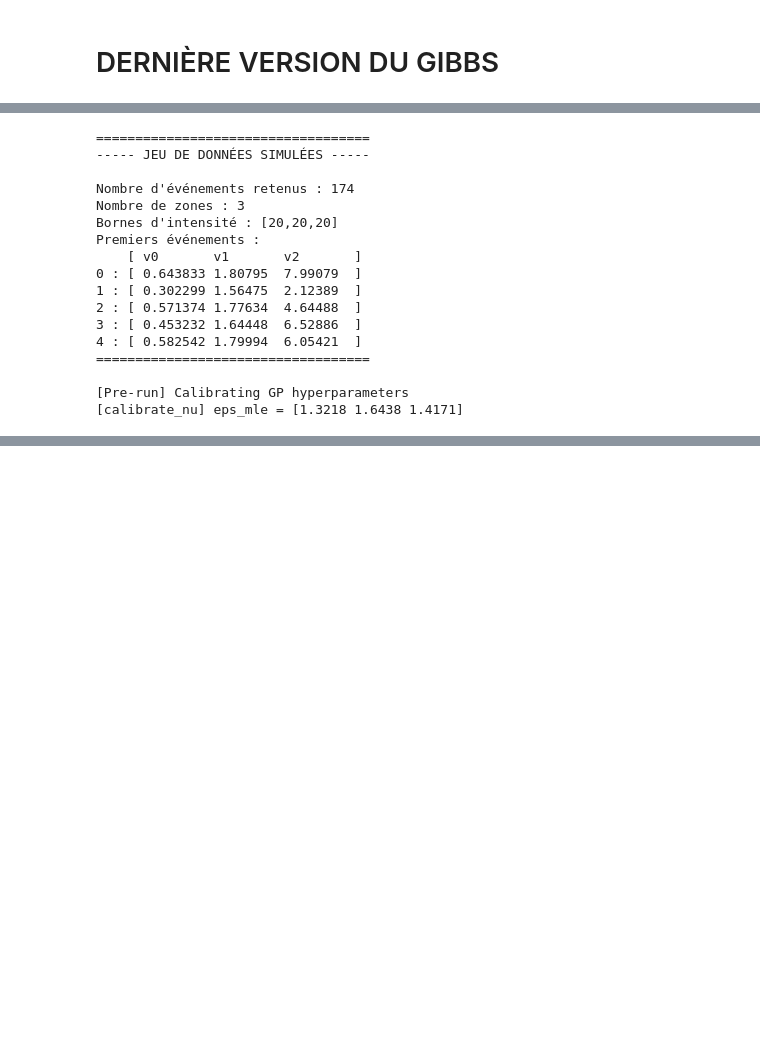
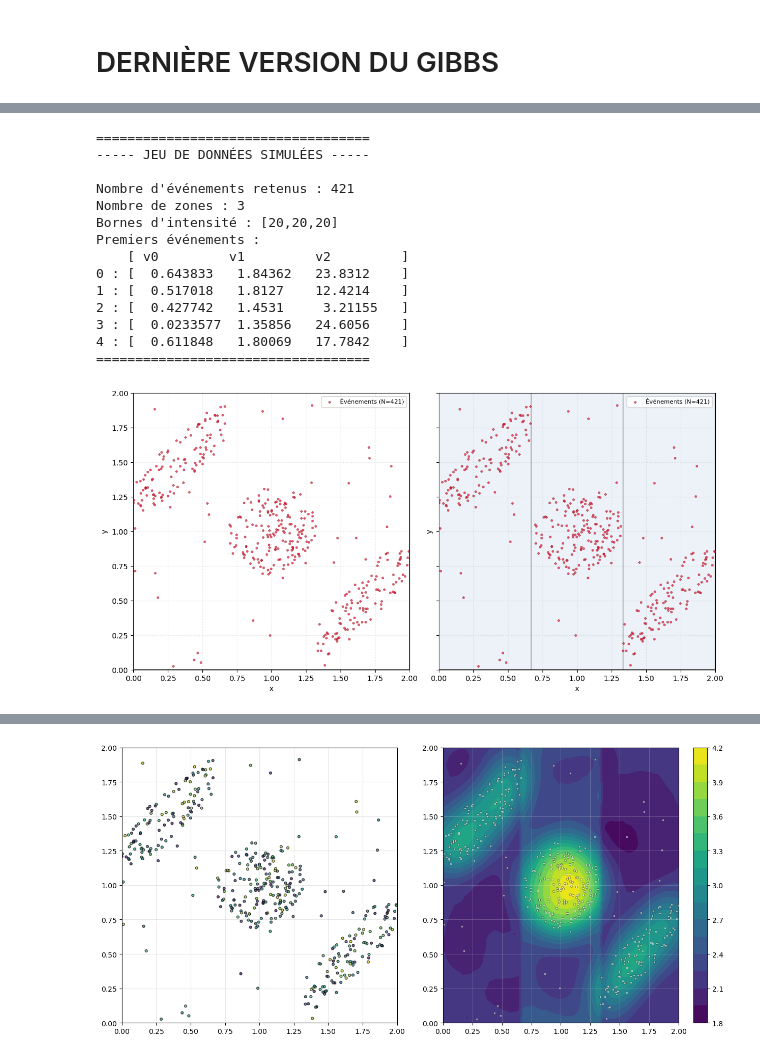
Before and after one commit to IbraSey/phdseydi, a Jupyter notebook: spatial_density_estimation/gp_spatial/brouillon_gp_spatial.ipynb, the cells around one changed output, grey strips where cells are left out. Saved outputs shown, nothing was run; the diff lists cells and outputs as text; code cells hidden in the pictures; blank space fills up the shorter version.

```diff
--- a/spatial_density_estimation/gp_spatial/brouillon_gp_spatial.ipynb
+++ b/spatial_density_estimation/gp_spatial/brouillon_gp_spatial.ipynb
@@ -1204,4 +1586,6 @@ class iSGCP_GibbsSampler:
 # %%
+from gp.data_generation import generate_data
+
 def f(x,y):
     """
 
@@ -1248,7 +1632,7 @@ def f1(x,y):
     sample = ot.Sample(data_np)
     pdf_vals = np.array(myMixture.computePDF(sample)).flatten()
 
-    return 10.0 * pdf_vals - 3.0
+    return 10.0 * pdf_vals - 4.0
 
 def f2(x,y):
     mu4 = ot.Point([1.0, 1.0])
@@ -1261,7 +1645,7 @@ def f2(x,y):
     sample = ot.Sample(data_np)
     pdf_vals = np.array(myMixture.computePDF(sample)).flatten()
 
-    return 10.0 * pdf_vals - 3.0
+    return 10.0 * pdf_vals - 4.0
 
 def f3(x,y):
     mu3 = ot.Point([1.65, 0.5])
@@ -1274,7 +1658,7 @@ def f3(x,y):
     sample = ot.Sample(data_np)
     pdf_vals = np.array(myMixture.computePDF(sample)).flatten()
 
-    return 10.0 * pdf_vals - 3.0
+    return 10.0 * pdf_vals - 4.0
 
 
 ### EXÉCUTION
@@ -1282,7 +1666,7 @@ def f3(x,y):
 X_data, zones_gen, Xb, Yb, T_out = generate_data(
     X_bounds=(0.0, 2.0),
     Y_bounds=(0.0, 2.0),
-    T=10.0,
+    T=25.0,
     n_cols=3,
     n_rows=1,
     mus=20.0,
@@ -1290,5 +1674,6 @@ X_data, zones_gen, Xb, Yb, T_out = generate_data(
     rng_seed=13
 )
 
-plot_poisson_zones_data(X_data, zones_gen, Xb, Yb, title="Données simulées")
+plot_poisson_zones_data(X_data, zones_gen, Xb, Yb, title="Données simulées",# savefigure=True, title_savefig="data"
+                        )
 # %% [output]
@@ -1313,29 +1684,25 @@ from sklearn.gaussian_process import GaussianProcessRegressor
 from sklearn.gaussian_process.kernels import RBF, ConstantKernel as C, WhiteKernel
 from polyagamma import random_polyagamma
 
-# ==============
 # Paramètres
-# ==============
 X_bounds      = (0.0, 2.0)
 Y_bounds      = (0.0, 2.0)
-T_sim         = 10.0
+T_sim         = 25.0
 mus_gen       = [20.0, 20.0, 20.0]
-nu_init       = [5.0, 0.2]             # [v^2, l] — sera calibré par heuristique avant le Gibbs
+nu_init       = [5.0, 0.2]              # [v^2, l] — sera calibré par heuristique avant le Gibbs
 lambda_nu     = 0.5
-delta         = [0.01, 0.5]            # [delta0, delta1] pour Sigma_eps
+delta         = [0.01, 1.5]             # [delta0, delta1] pour Sigma_eps
 jitter        = 1e-6
 burn_in       = 0.3
 n_iter        = 10000
-mala_step     = 0.1                    # Pas MALA pour eps
-learn_nu      = False                  # False : juste heuristic ; True  : nu appris par Adapt MH après heuristic
-step_nu_init  = 0.1                    # Pas initial Adapt MH pour nu (utilisé si learn_nu=True)
+mala_step     = 0.02                    # Pas MALA pour eps
+learn_nu      = False                   # False : juste heuristic ; True  : nu appris par Adapt MH après heuristic
+step_nu_init  = 0.1                     # Pas initial Adapt MH pour nu (utilisé si learn_nu=True)
 verbose       = True
 verbose_every = 1000
 seed          = 13
 
-# ==========================
 # Génération des données
-# ==========================
 X_data, zones_gen, Xb, Yb, T_out = generate_data(
     X_bounds=X_bounds, Y_bounds=Y_bounds, T=T_sim,
     n_cols=3, n_rows=1, mus=mus_gen, f=[f1, f2, f3], rng_seed=seed
@@ -1348,9 +1715,7 @@ t_pt = ot.Point([float(X_data[i, 2]) for i in range(N)])
 
 plot_poisson_zones_data(X_data, zones_gen, Xb, Yb, title="Données simulées")
 
-# ========================
 # Préparation des zones
-# ========================
 ### Alternative : zonage différent pour l'inférence
 # _, zones_inf, _, _, _ = generate_data(
 #     X_bounds, Y_bounds, T_sim, n_cols=1, n_rows=1, mus=10.0, f=f, rng_seed=seed
@@ -1361,9 +1726,7 @@ polygons   = zones_gen
 zones_prep = [prep(p) for p in polygons]
 Areas      = [(zp, 0.0) for zp in zones_prep]
 
-# ==========
 # Sampler
-# ==========
 sampler = iSGCP_GibbsSampler(
     X_bounds=Xb,
     Y_bounds=Yb,
@@ -1377,9 +1740,7 @@ sampler = iSGCP_GibbsSampler(
     rng_seed=seed,
 )
 
-# ======================
 # Lancement du Gibbs
-# ======================
 results = sampler.run(
     t=t_pt, x=x_pt, y=y_pt,
     mala_step=mala_step,
@@ -1390,17 +1751,13 @@ results = sampler.run(
     verbose_every=verbose_every,
 )
 
-# ========================
 # Analyse postérieure
-# ========================
 out = sampler.plot_posterior_intensity(
     x=np.array(x_pt), y=np.array(y_pt), t=np.array(t_pt),
     results=results, nx=60, ny=60, burn_in=burn_in,
 )
 
-# ==================================
 # Biais et variance du posterior
-# ==================================
 mu_hat = out["mu_hat"]          # (M,)
 squared_mu_hat = out["squared_mu_hat"] # (M,)
 mesh = out["mesh"]
@@ -1428,49 +1785,45 @@ for k in range(n_grid):
             break
 
 # Biais
 bias = mu_hat - mu_true
 
-# Métriques (moyennées sur grille)
+# Métriques
 mse = np.mean(bias ** 2 + var_post)
 rmse = np.sqrt(mse)
 mean_bias = np.mean(bias)
 mean_var = np.mean(var_post)
 mean_abs_bias = np.mean(np.abs(bias))
 
 print("\n" + "=" * 60)
-print("  Métriques d'erreur du posterior")
+print("Métriques d'erreur du posterior")
 print("=" * 60)
-print(f"Biais moyen : {mean_bias:+.4f}")
-print(f"Biais absolu moyen : {mean_abs_bias:.4f}")
-print(f"Variance moyenne : {mean_var:.4f}")
-print(f"MSE  (biais²+var) : {mse:.4f}")
-print(f"RMSE : {rmse:.4f}")
+print(f"Biais moyen : {np.round(mean_bias, 4)}")
+print(f"Biais absolu moyen : {np.round(mean_abs_bias, 4)}")
+print(f"Variance moyenne : {np.round(mean_var, 4)}")
+print(f"MSE (biais^2+var) : {np.round(mse, 4)}")
+print(f"RMSE : {np.round(rmse, 4)}")
 print("=" * 60)
 
-# ================
 # Diagnostics
-# ================
 sampler.plot_chains(results)
 # sampler.plot_acf(results, burn_in=burn_in, max_lag=50)
 # ess = sampler.plot_ess_arviz(results, burn_in=burn_in, kind="local")
 # print("\nESS par paramètre :")
 # for k, v in ess.items():
 #     print(f"  {k} : {v:.1f}")
 # %% [output]
 ===================================
 ----- JEU DE DONNÉES SIMULÉES -----
 
-Nombre d'événements retenus : 174
+Nombre d'événements retenus : 421
 Nombre de zones : 3
 Bornes d'intensité : [20,20,20]
 Premiers événements :
-    [ v0       v1       v2       ]
-0 : [ 0.643833 1.80795  7.99079  ]
-1 : [ 0.302299 1.56475  2.12389  ]
-2 : [ 0.571374 1.77634  4.64488  ]
-3 : [ 0.453232 1.64448  6.52886  ]
-4 : [ 0.582542 1.79994  6.05421  ]
+    [ v0         v1         v2         ]
+0 : [  0.643833   1.84362   23.8312    ]
+1 : [  0.517018   1.8127    12.4214    ]
+2 : [  0.427742   1.4531     3.21155   ]
+3 : [  0.0233577  1.35856   24.6056    ]
+4 : [  0.611848   1.80069   17.7842    ]
 ===================================
-
-[Pre-run] Calibrating GP hyperparameters
-[calibrate_nu] eps_mle = [1.3218 1.6438 1.4171]
+[figure, added]
@@ -1489,0 +1849 @@ Premiers événements :
+[figure, added]
```
Also changed, not shown: parts of 30 cells of this notebook, 6 other files.
